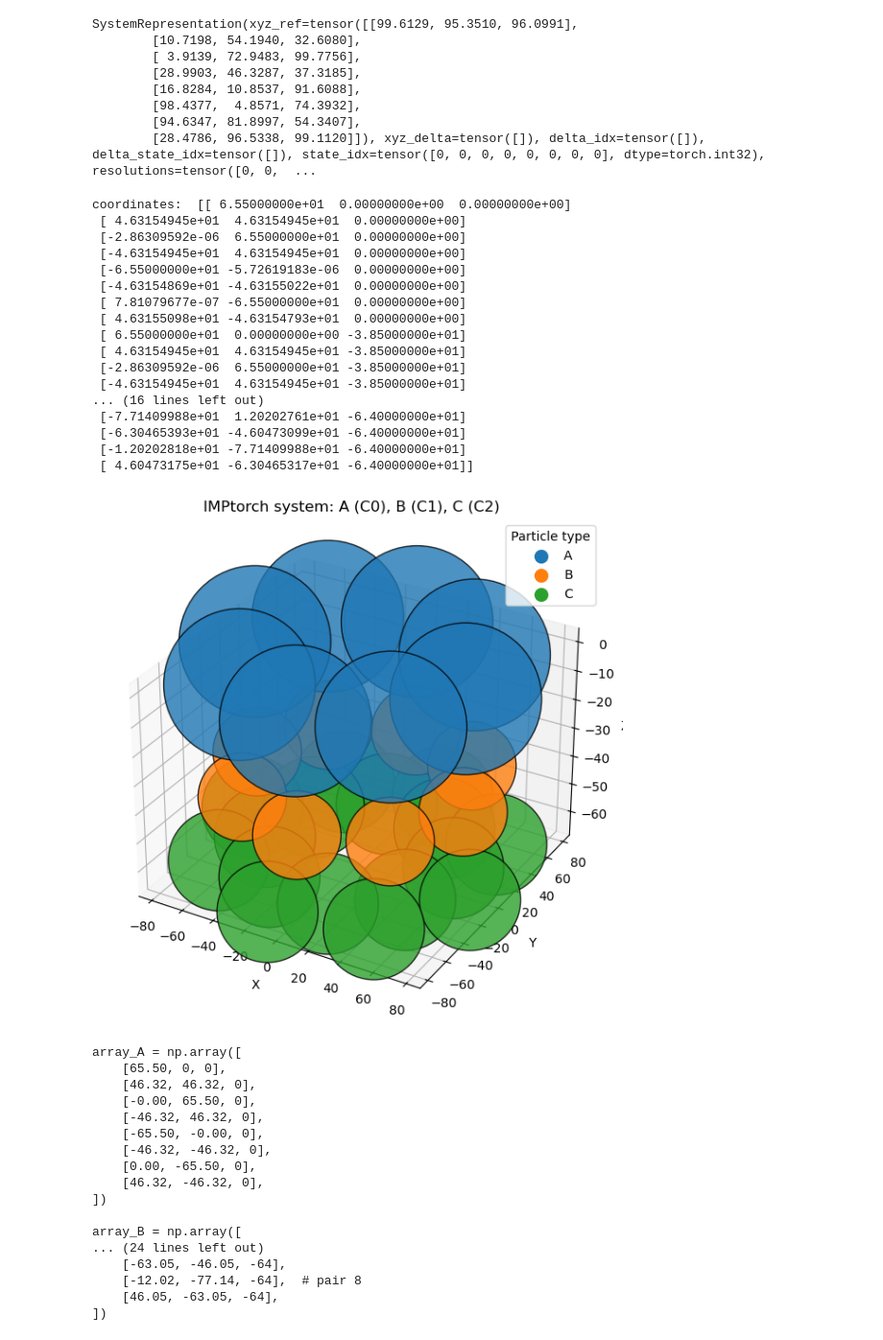
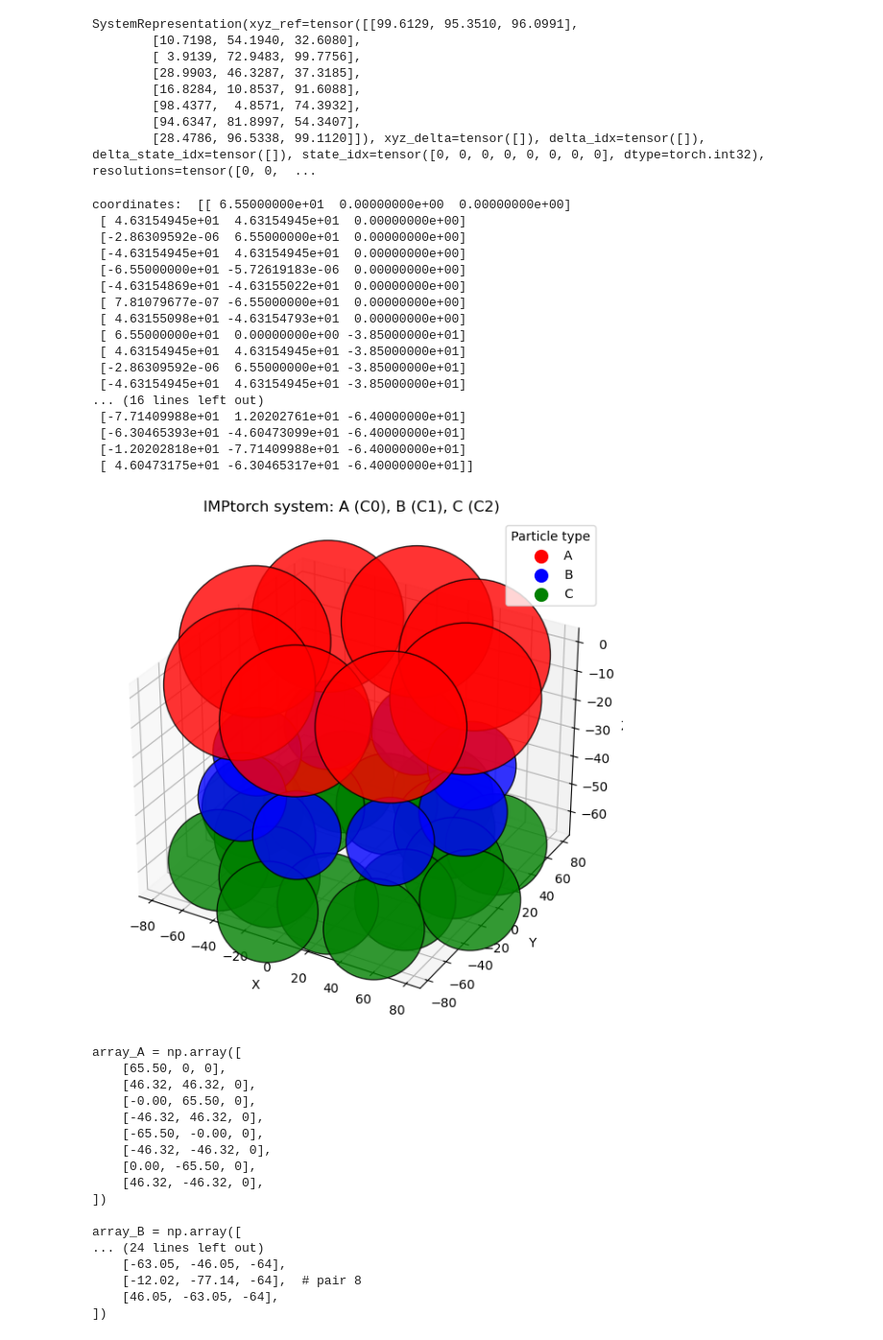
Before and after one commit to sreeganb/bhm, a Jupyter notebook: examples/imptorch_toy_model/imptorch_try.ipynb, the cells around one changed output. Shown: that part at 96% size. Saved outputs shown, nothing was run; the diff lists cells and outputs as text; code cells hidden in the pictures.

```diff
--- a/examples/imptorch_toy_model/imptorch_try.ipynb
+++ b/examples/imptorch_toy_model/imptorch_try.ipynb
@@ -162,7 +162,7 @@ types = particles.super_rigid_body.cpu().numpy()       # 0=A, 1=B, 2=C
 radii = particles.radius.cpu().numpy()                 # per‑particle radius
 
 # define a color for each type
-color_map = {0: "C0", 1: "C1", 2: "C2"}   # you can pick any matplotlib colors
+color_map = {0: "red", 1: "blue", 2: "green"}   # you can pick any matplotlib colors
 colors = [color_map[t] for t in types]
 
 # optionally scale marker size by radius (you may need to tune the scale factor)
@@ -189,6 +189,7 @@ ax.set_ylabel("Y")
 ax.set_zlabel("Z")
 ax.set_title("IMPtorch system: A (C0), B (C1), C (C2)")
 plt.tight_layout()
+plt.savefig("ideal_system.pdf")
 plt.show()
 
 # Extract coordinates by particle type
@@ -216,34 +217,34 @@ for coord in array_B:
 print("])\n")
 
 print("array_C = np.array([")
 for i in range(0, len(array_C), 2):
     print(f"    [{format_num(array_C[i][0])}, {format_num(array_C[i][1])}, {format_num(array_C[i][2])}],  # pair {i//2 + 1}")
     if i + 1 < len(array_C):
         print(f"    [{format_num(array_C[i+1][0])}, {format_num(array_C[i+1][1])}, {format_num(array_C[i+1][2])}],")
 print("])")
 
 # Create and print the dictionary
 particle_dict = {'A': array_A, 'B': array_B, 'C': array_C}
 #print("\nreturn {'A': array_A, 'B': array_B, 'C': array_C}")
 # %% [output]
 coordinates:  [[ 6.55000000e+01  0.00000000e+00  0.00000000e+00]
  [ 4.63154945e+01  4.63154945e+01  0.00000000e+00]
  [-2.86309592e-06  6.55000000e+01  0.00000000e+00]
  [-4.63154945e+01  4.63154945e+01  0.00000000e+00]
  [-6.55000000e+01 -5.72619183e-06  0.00000000e+00]
  [-4.63154869e+01 -4.63155022e+01  0.00000000e+00]
  [ 7.81079677e-07 -6.55000000e+01  0.00000000e+00]
  [ 4.63155098e+01 -4.63154793e+01  0.00000000e+00]
  [ 6.55000000e+01  0.00000000e+00 -3.85000000e+01]
  [ 4.63154945e+01  4.63154945e+01 -3.85000000e+01]
  [-2.86309592e-06  6.55000000e+01 -3.85000000e+01]
  [-4.63154945e+01  4.63154945e+01 -3.85000000e+01]
 ... (16 lines left out)
  [-7.71409988e+01  1.20202761e+01 -6.40000000e+01]
  [-6.30465393e+01 -4.60473099e+01 -6.40000000e+01]
  [-1.20202818e+01 -7.71409988e+01 -6.40000000e+01]
  [ 4.60473175e+01 -6.30465317e+01 -6.40000000e+01]]
-[figure, old version]
+[figure, new version]
 array_A = np.array([
     [65.50, 0, 0],
     [46.32, 46.32, 0],
```
Also changed, not shown: parts of 1 cell of this notebook, 15 other files.
